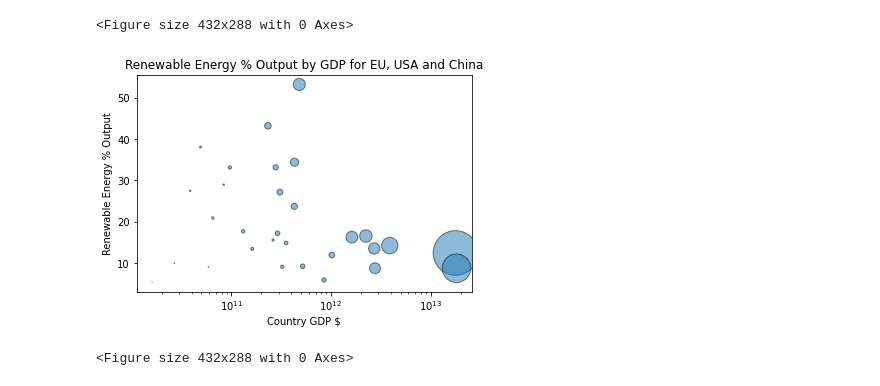
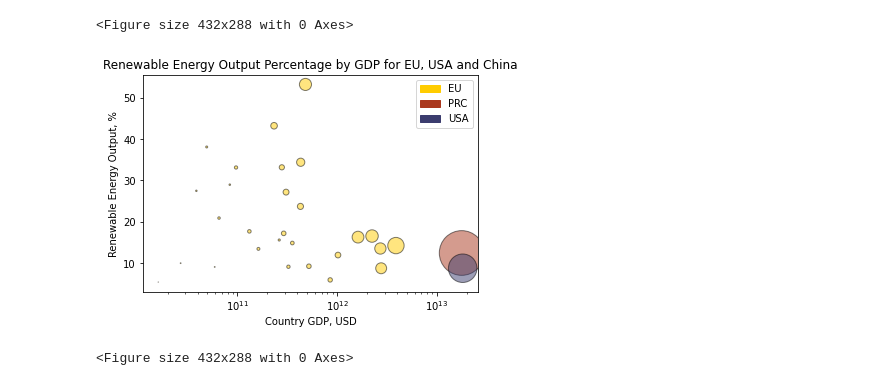
Before and after one commit to coreymcculley/Investigation-into-Carbon-Emmisions-and-Renenwable-Energy, a Jupyter notebook: 2015 SAE Energy Output.ipynb, the cells around one changed output. Cells and saved outputs as stored; diff of their text form; code cells hidden in the pictures.

Commit message:
Updated plots

```diff
--- a/2015 SAE Energy Output.ipynb
+++ b/2015 SAE Energy Output.ipynb
@@ -206,23 +206,38 @@ The correlation between both factors is 0.9
 # %%
 
 gdp_2015=gdp_2015.sort_values(["GDP", "Renewable energy share of TFEC (%) [2.1_SHARE.TOTAL.RE.IN.TFEC]"])
 
 gdp_data=gdp_2015['GDP'].astype(float)
 renew_data_per=gdp_2015["Renewable energy share of TFEC (%) [2.1_SHARE.TOTAL.RE.IN.TFEC]"].astype(float)
 renew_data_scatter_norm=renew_data_scatter/(max(renew_data_scatter)*.0005)
 fig, ax = plt.subplots()
-plt.scatter(gdp_data,renew_data_per, s=renew_data_scatter_norm, alpha=.5, edgecolor='black')
-plt.xlabel('Country GDP $')
-plt.ylabel('Renewable Energy % Output')
-plt.title('Renewable Energy % Output by GDP for EU, USA and China')
+
+colors=['#FFCC00','#FFCC00','#FFCC00','#FFCC00','#FFCC00','#FFCC00','#FFCC00','#FFCC00','#FFCC00',
+        '#FFCC00','#FFCC00','#FFCC00','#FFCC00','#FFCC00','#FFCC00','#FFCC00','#FFCC00','#FFCC00',
+        '#FFCC00','#FFCC00','#FFCC00','#FFCC00','#FFCC00','#FFCC00','#FFCC00','#FFCC00','#FFCC00',
+        '#FFCC00','#aa381e','#3b3c6e']
+
+plt.scatter(gdp_data,renew_data_per, s=renew_data_scatter_norm, c=colors, alpha=.5, edgecolor='black')
+plt.xlabel('Country GDP, USD')
+plt.ylabel('Renewable Energy Output, %')
+plt.title('Renewable Energy Output Percentage by GDP for EU, USA and China')
 ax.set_yscale('linear')
 ax.set_xscale('log')
 
+handles, labels = ax.get_legend_handles_labels()
+labels=['EU','EU','EU','EU','EU','EU','EU','EU','EU','EU','EU','EU','EU','EU','EU','EU','EU','EU','EU',
+       'EU','EU','EU','EU','EU','EU','EU','EU','EU','PRC','USA']
+
+#ax.legend(labels)
+eu_patch = mpatches.Patch(color='#FFCC00', label='EU')
+prc_patch = mpatches.Patch(color='#aa381e', label='PRC')
+usa_patch = mpatches.Patch(color='#3b3c6e', label='USA')
+plt.legend(handles=[eu_patch, prc_patch, usa_patch])
 
 fig1=plt.gcf()
 plt.show()
 plt.draw()
 fig1.savefig('Renew_Energy_%_v_GDP_Scatter_Plot.png', dpi = 480)
 # %% [output]
-[figure, old version]
+[figure, new version]
 <Figure size 432x288 with 0 Axes>
```
Also changed, not shown: parts of 5 cells of this notebook, 2 other files.
